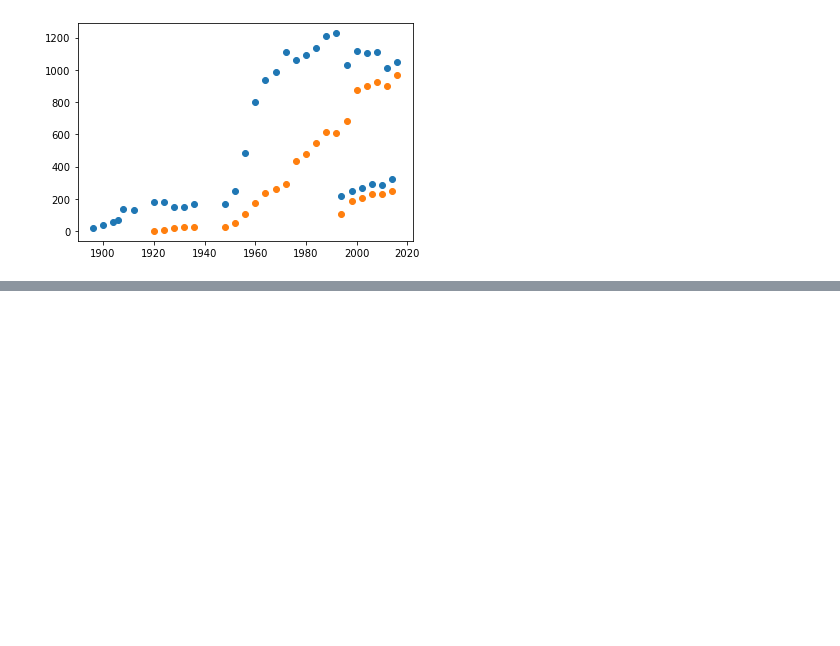
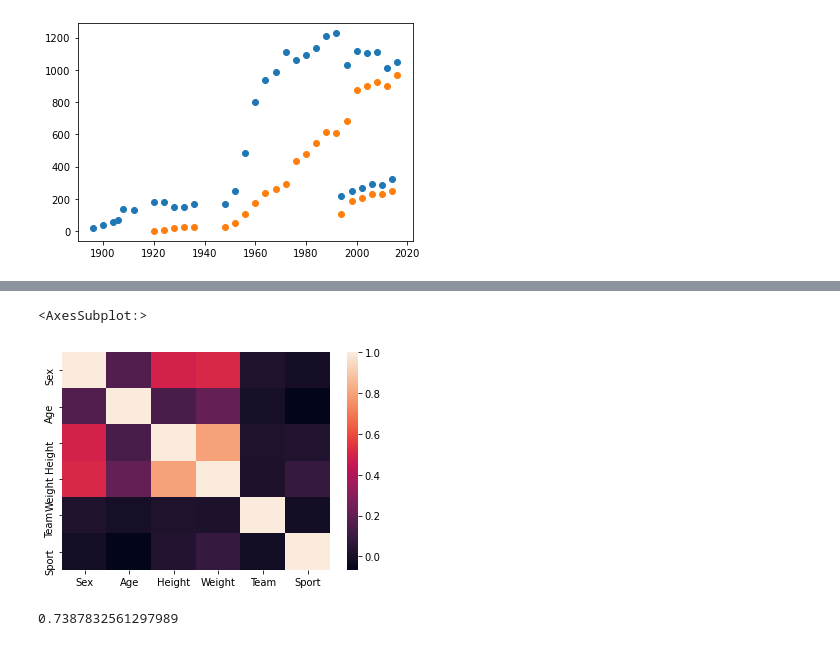
Before and after one commit to gleffad/data_approach_to_olympic_games, a Jupyter notebook: olympic_games_analysis.ipynb, the cells around one changed output, grey strips where cells are left out. Drawn from its saved outputs; the diff is of its cells as text; code cells hidden in the pictures; blank space fills up the shorter version.

Commit message:
Ajout model Kn voisins pour trouvé le sport du sportif

```diff
--- a/olympic_games_analysis.ipynb
+++ b/olympic_games_analysis.ipynb
@@ -187,0 +203,11 @@ plt.scatter(dfF.index, dfF['Medal'])
+# %%
+df_events = pd.read_csv('data/athlete_events.csv', index_col='ID')          # Charge le dataset
+df_events.dropna(inplace=True, subset=['Age', 'Height', 'Weight'])          # Enleve les ligne useless
+df_events = df_events[['Sex', 'Age', 'Height', 'Weight', 'Team', 'Sport']]  # Garde les cololones utiles
+
+label_encoder = LabelEncoder()
+df_events['Team'] = label_encoder.fit_transform(df_events['Team'])
+df_events['Sport'] = label_encoder.fit_transform(df_events['Sport'])
+df_events['Sex'] = label_encoder.fit_transform(df_events['Sex'])
+
+df_events.head()
@@ -187,0 +222,7 @@ plt.scatter(dfF.index, dfF['Medal'])
+# %%
+sns.heatmap(df_events.corr())
+# taille est correler avec le poids (on peux en enlever un des deux)
+# Le sport n'est pas correler avec d'autres valeur (pas si grave pour le model)
+# %% [output]
+<AxesSubplot:>
+[figure, added]
@@ -187,0 +240,6 @@ plt.scatter(dfF.index, dfF['Medal'])
+# %%
+model = KNeighborsClassifier(n_neighbors=2) # racine de n est la meilleur des valeur si on met 1 over feeting sinon il apprend pas assez bien
+model.fit(X_train, Y_train)
+model.score(X_train, Y_train)
+# %% [output]
+0.7387832561297989
```
Also changed, not shown: parts of 9 cells of this notebook.
